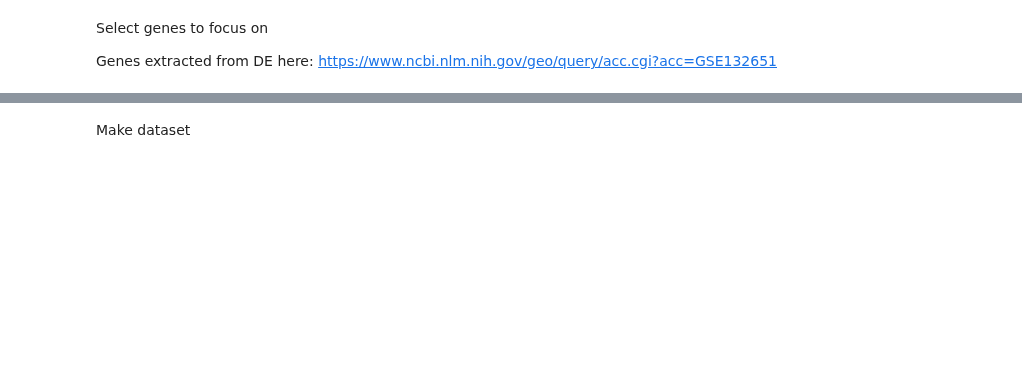
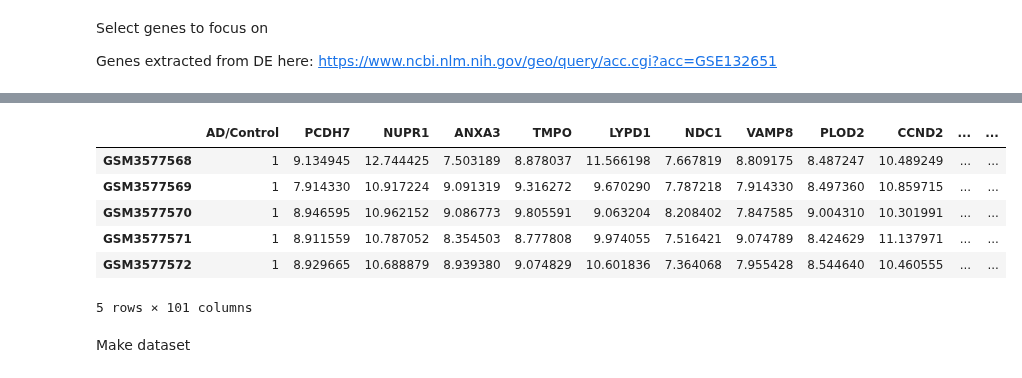
Before and after one commit to tessaSlice/Gene-Regression-Analysis, a Jupyter notebook: DataInterpretation.ipynb, the cells around one changed output, grey strips where cells are left out. Saved outputs shown, nothing was run; the diff lists cells and outputs as text; code cells hidden in the pictures; blank space fills up the shorter version.

```diff
--- a/DataInterpretation.ipynb
+++ b/DataInterpretation.ipynb
@@ -20,0 +23,3 @@ df.shape #returns dimensions of the data
+# %%
+dfWithFactor = pd.read_csv("DESEQ2NormalizedDataWithDiseaseFactor.csv", index_col=0)
+dfWithFactor.head()
@@ -179,0 +212,6 @@ DataTot.head()
+# %%
+colNames = list(translate.iloc[0, :])
+colNames.insert(0, "AD/Control")
+
+DataTotWithFactor = dfWithFactor.set_axis(colNames, axis = 1, inplace = False)
+DataTotWithFactor.head()
@@ -200,3 +258,15 @@ selectDf.head()
+# %%
+# selectDfWithFactor should be first column plus the rest of the first 100 genes selected
+selectDfWithFactor = pd.concat([DataTotWithFactor.iloc[:, 0:1], DataTotWithFactor.loc[:, geneOverlap[0:100]]], axis=1)
+selectDfWithFactor.head()
+# %% [output]
+|  | AD/Control | PCDH7 | NUPR1 | ANXA3 | TMPO | LYPD1 | NDC1 | VAMP8 | PLOD2 | CCND2 | ... | ... |
+| GSM3577568 | 1 | 9.134945 | 12.744425 | 7.503189 | 8.878037 | 11.566198 | 7.667819 | 8.809175 | 8.487247 | 10.489249 | ... | ... |
+| GSM3577569 | 1 | 7.914330 | 10.917224 | 9.091319 | 9.316272 | 9.670290 | 7.787218 | 7.914330 | 8.497360 | 10.859715 | ... | ... |
+| GSM3577570 | 1 | 8.946595 | 10.962152 | 9.086773 | 9.805591 | 9.063204 | 8.208402 | 7.847585 | 9.004310 | 10.301991 | ... | ... |
+| GSM3577571 | 1 | 8.911559 | 10.787052 | 8.354503 | 8.777808 | 9.974055 | 7.516421 | 9.074789 | 8.424629 | 11.137971 | ... | ... |
+| GSM3577572 | 1 | 8.929665 | 10.688879 | 8.939380 | 9.074829 | 10.601836 | 7.364068 | 7.955428 | 8.544640 | 10.460555 | ... | ... |
+5 rows × 101 columns
 # %% [markdown]
 Make dataset
 # %%
```
Also changed, not shown: parts of 27 cells of this notebook, 3 other files.
